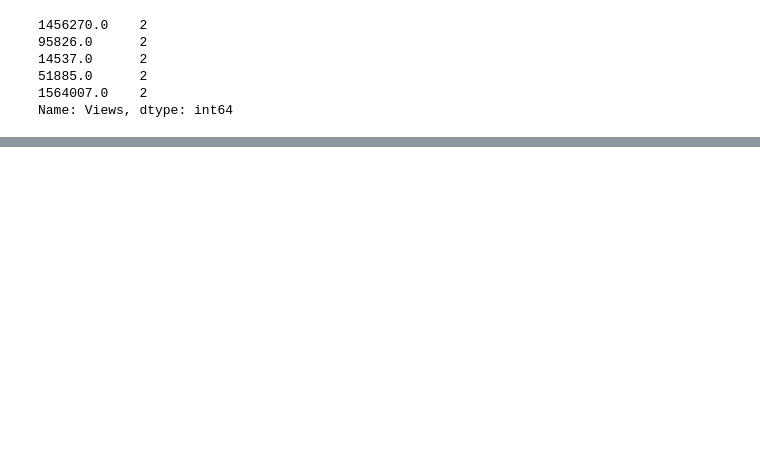
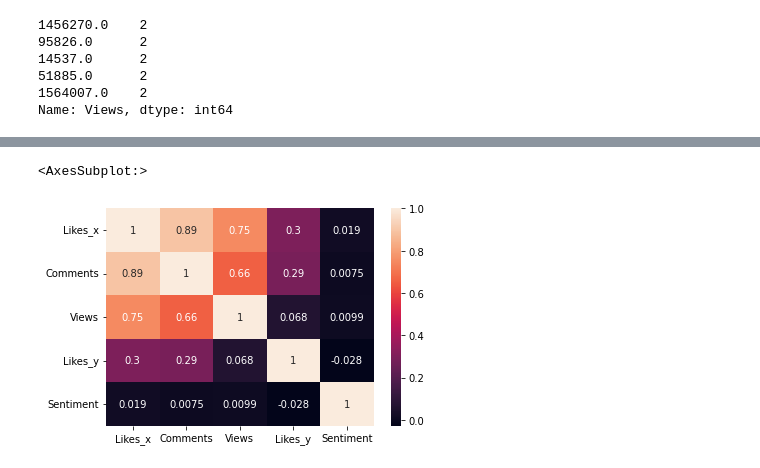
Before and after one commit to sahilr005/ml, a Jupyter notebook: youtube.ipynb, the cells around one changed output, grey strips where cells are left out. Drawn from its saved outputs; the diff is of its cells as text; code cells hidden in the pictures; blank space fills up the shorter version.

```diff
--- a/youtube.ipynb
+++ b/youtube.ipynb
@@ -159,3 +185,5 @@ data2.describe()
+# %%
+data2.dropna(inplace=True)
 # %%
 data2.shape
 # %% [output]
@@ -217,0 +276,11 @@ data2.head(2)
+# %%
+sns.heatmap(data2.corr(),annot=True)
+# Like_x related to views      0.75
+# Like_x related to comment    0.89
+# Comments related to views    0.66
+# Views related to Like_x      0.75
+
+# Like_y Not Much Ratated to much - it's low correlated
+# %% [output]
+<AxesSubplot:>
+[figure, added]
```
Also changed, not shown: parts of 26 cells of this notebook.
